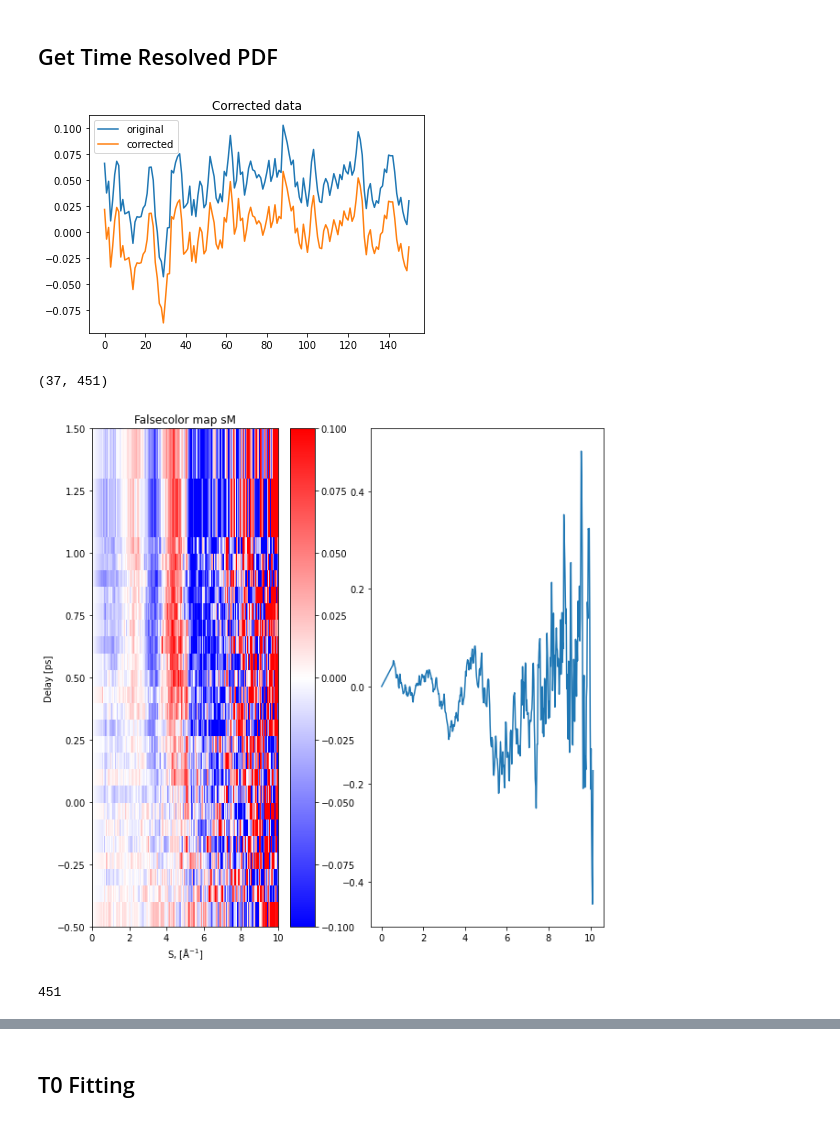
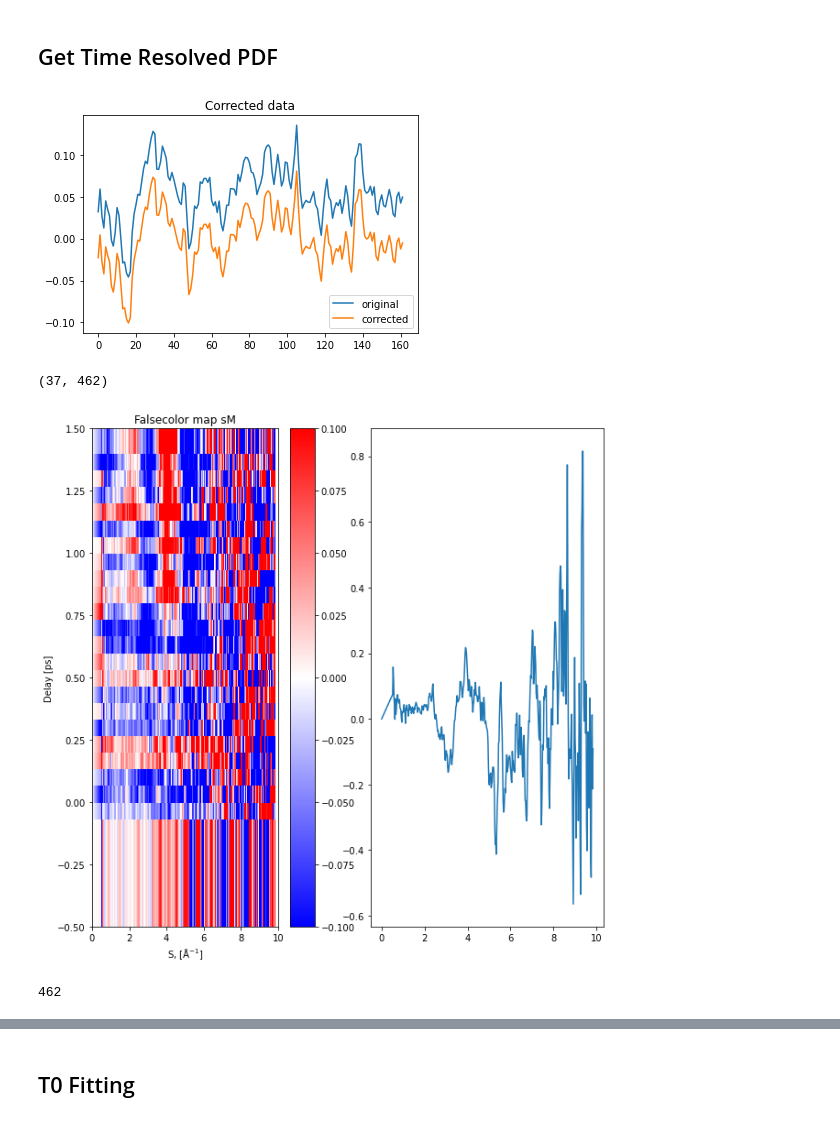
Before and after one commit to lheald2/gued, a Jupyter notebook: Experimental_PDF.ipynb, the cells around one changed output, grey strips where cells are left out. Drawn from its saved outputs; the diff is of its cells as text; code cells hidden in the pictures.

```diff
--- a/Experimental_PDF.ipynb
+++ b/Experimental_PDF.ipynb
@@ -822,27 +839,27 @@ print(dI_4.shape)
 # %%
 dI_1 = dI_1.T
-dI_1 = dI_1[:451]
+dI_1 = dI_1[:450]
 dI_1 = dI_1.T
 
 norm_data_1 = norm_data_1.T
-norm_data_1 = norm_data_1[:451]
+norm_data_1 = norm_data_1[:450]
 norm_data_1 = norm_data_1.T
 
 norm_ref_1 = norm_ref_1.T
-norm_ref_1 = norm_ref_1[:451]
+norm_ref_1 = norm_ref_1[:450]
 norm_ref_1 = norm_ref_1.T
 
-dI_2 = dI_2.T
-dI_2 = dI_2[:451]
-dI_2 = dI_2.T
+dI_3 = dI_3.T
+dI_3 = dI_3[:450]
+dI_3 = dI_3.T
 
-norm_data_2 = norm_data_2.T
-norm_data_2 = norm_data_2[:451]
-norm_data_2 = norm_data_2.T
+norm_data_3 = norm_data_3.T
+norm_data_3 = norm_data_3[:450]
+norm_data_3 = norm_data_3.T
 
-norm_ref_2 = norm_ref_2.T
-norm_ref_2 = norm_ref_2[:451]
-norm_ref_2 = norm_ref_2.T
+norm_ref_3 = norm_ref_3.T
+norm_ref_3 = norm_ref_3[:450]
+norm_ref_3 = norm_ref_3.T
 
 # dI_3 = dI_3.T
 # dI_3 = dI_3[:463]
@@ -1598,32 +1714,32 @@ def get_sM(f, s000, s_exp, coor, atom_sum, dI):
     sM = np.array(sM_new)/np.max(np.array(sM_new))
     return(sM)
 # %%
-s_good = s_3
+s_good = s_4
 
 dI = (norm_data - norm_ref)
 dI_fit = power_fit(dI, s_good)
 dI_corrected = correct_offset(dI)
 
 sM = get_sM(f, s000, s_good, coor, atom_sum, dI_corrected)
 print(sM.shape)
 plt.figure(figsize=(10,10))
 plt.subplot(1,2,1)
 plt.pcolor(s_good, t_1, sM,cmap='bwr')
 plt.clim(vmin=-0.1, vmax=0.1);
 plt.colorbar()
 plt.ylim(-0.5, 1.5)
 plt.xlim(0, 10)
 plt.xlabel(r'S, ['+angs+'$^{-1}$]')
 plt.ylabel('Delay [ps]')
 plt.title('Falsecolor map sM')
 
 plt.subplot(1,2,2)
 plt.plot(s_good, sM[-1])
 plt.show()
 # %% [output]
-[figure, old version]
+[figure, new version]
-(37, 451)
+(37, 462)
-[figure, old version]
+[figure, new version]
 # %%
 def get_exp_PDF(sM, s_exp, r_max, s_cali):
     smax=np.max(s_exp);
@@ -1650,7 +1766,7 @@ def get_exp_PDF(sM, s_exp, r_max, s_cali):
 # %%
 print(len(s_good))
 # %% [output]
-451
+462
 # %%
 pdf_exp, r = get_exp_PDF(sM, s_good, 10, s_cali)
 # PDF_exp = []
```
Also changed, not shown: parts of 27 cells of this notebook, 7 other files.
